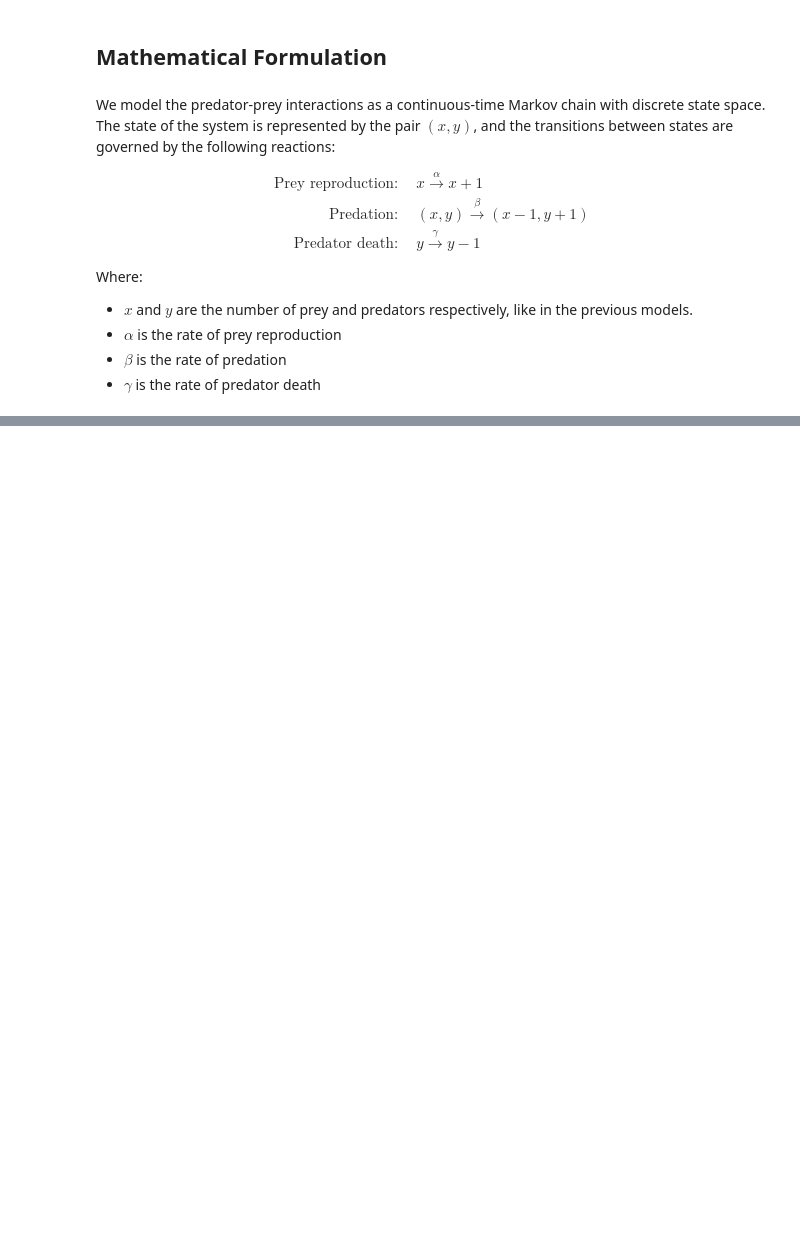
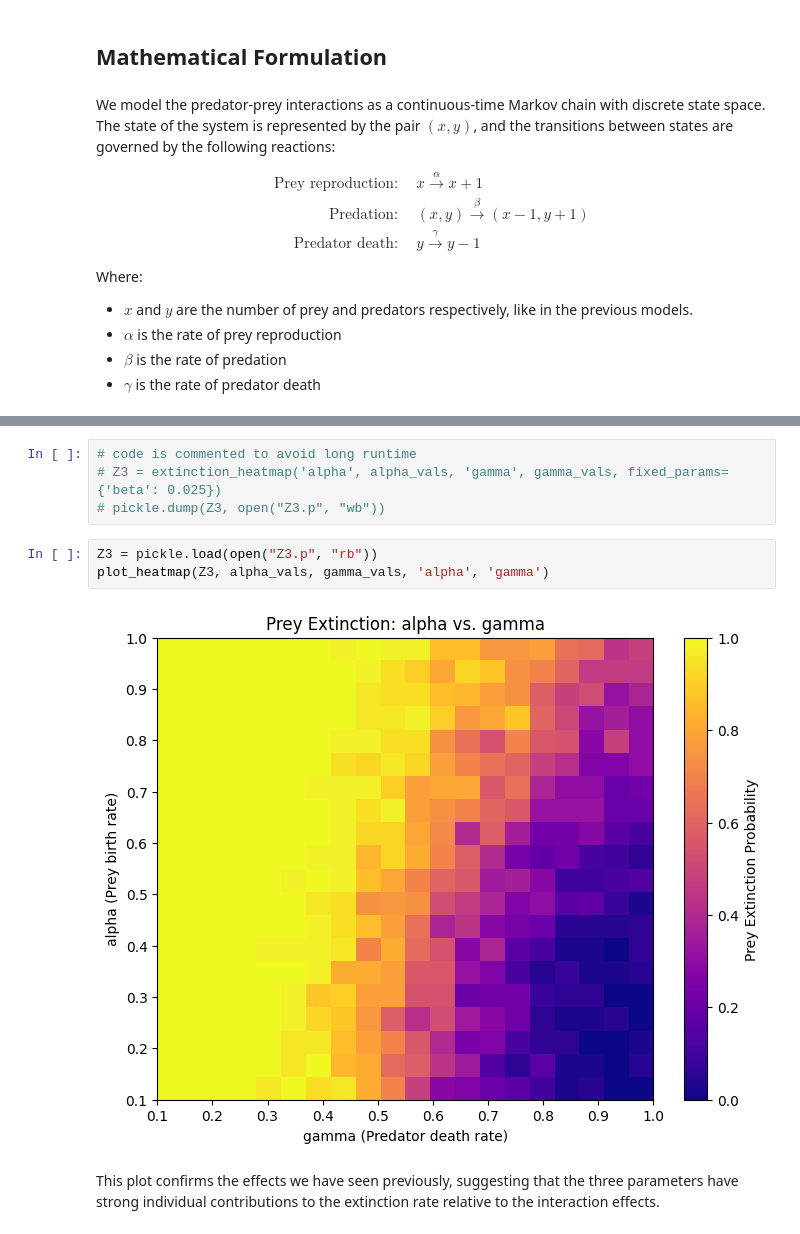
Before and after one commit to P4quitoz/stochastic-lotka-volterra, a Jupyter notebook: lotka_volterra_models_comparison.ipynb, the cells around one changed output, grey strips where cells are left out. Cells and saved outputs as stored; diff of their text form; blank space fills up the shorter version.

```diff
--- a/lotka_volterra_models_comparison.ipynb
+++ b/lotka_volterra_models_comparison.ipynb
@@ -539,0 +411,11 @@ In the subsequent sections, we will implement this algorithm in Python to simula
+# %%
+# code is commented to avoid long runtime
+# Z3 = extinction_heatmap('alpha', alpha_vals, 'gamma', gamma_vals, fixed_params={'beta': 0.025})
+# pickle.dump(Z3, open("Z3.p", "wb"))
+# %%
+Z3 = pickle.load(open("Z3.p", "rb"))
+plot_heatmap(Z3, alpha_vals, gamma_vals, 'alpha', 'gamma')
+# %% [output]
+[figure, added]
+# %% [markdown]
+This plot confirms the effects we have seen previously, suggesting that the three parameters have strong individual contributions to the extinction rate relative to the interaction effects.
```
Also changed, not shown: parts of 46 cells of this notebook, 3 other files.
